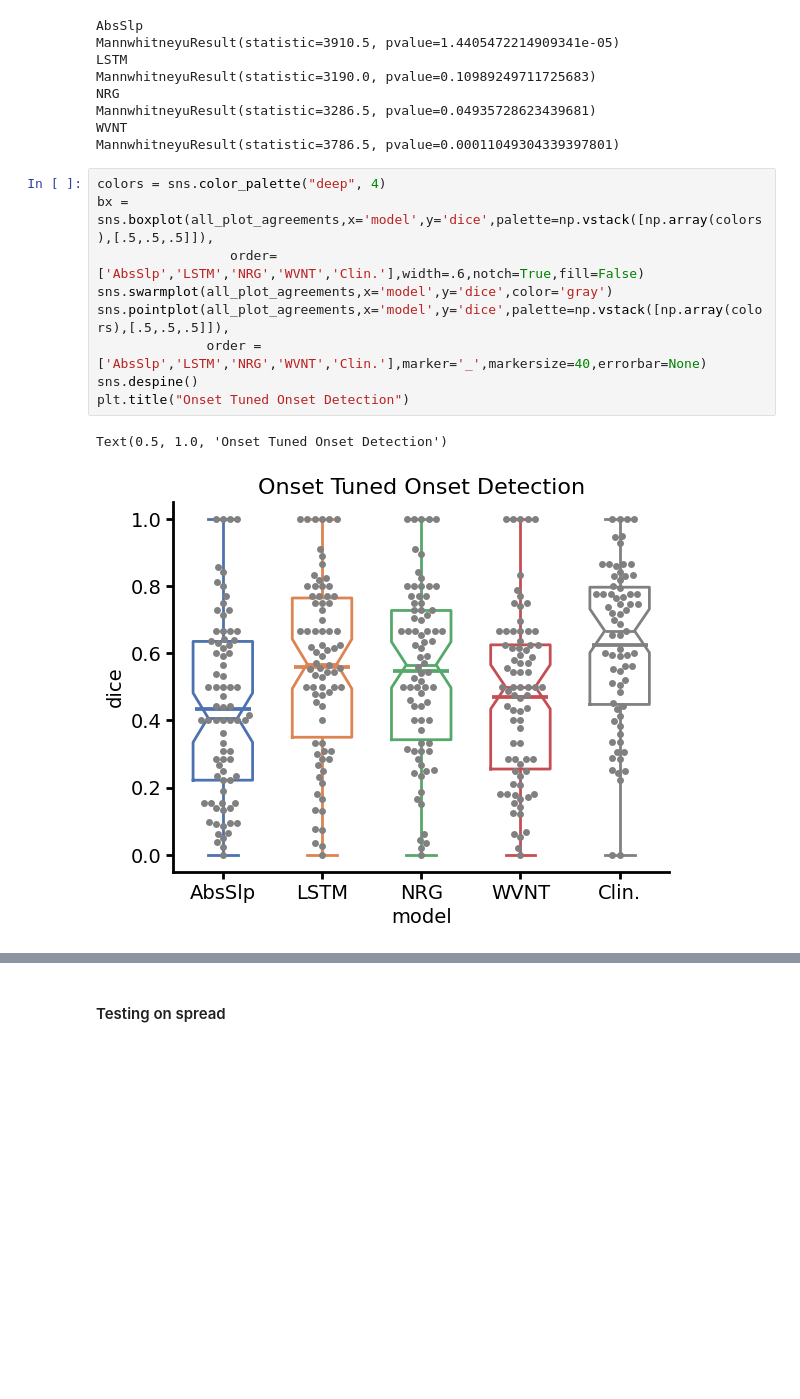
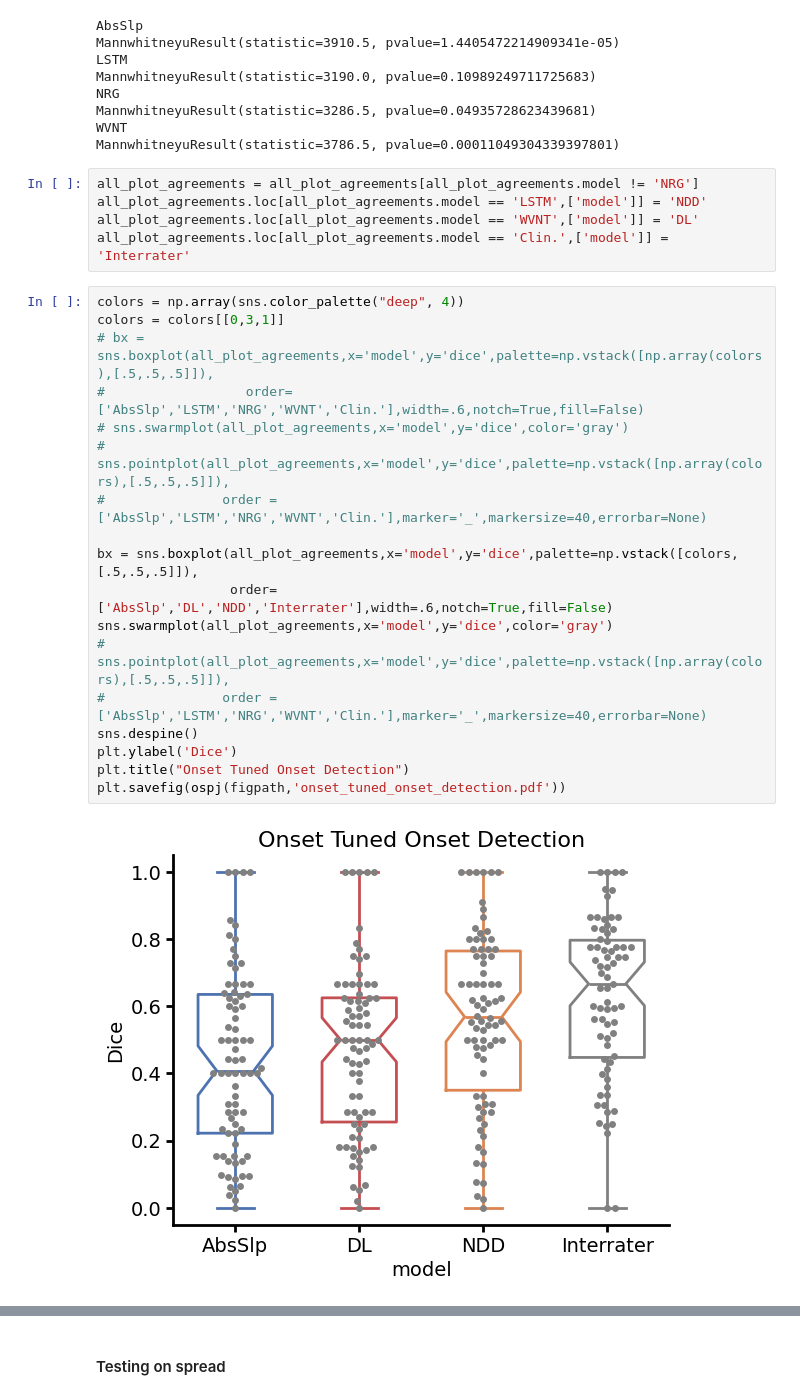
Before and after one commit to wojemann/stim-seizures, a Jupyter notebook: code/tuning_model_thresholds.ipynb, the cells around one changed output, grey strips where cells are left out. Cells and saved outputs as stored; diff of their text form; blank space fills up the shorter version.

Commit message:
making figures for aes talk

```diff
--- a/code/tuning_model_thresholds.ipynb
+++ b/code/tuning_model_thresholds.ipynb
@@ -270,15 +270,28 @@ NRG
 MannwhitneyuResult(statistic=3286.5, pvalue=0.04935728623439681)
 WVNT
 MannwhitneyuResult(statistic=3786.5, pvalue=0.00011049304339397801)
+# %%
+all_plot_agreements = all_plot_agreements[all_plot_agreements.model != 'NRG']
+all_plot_agreements.loc[all_plot_agreements.model == 'LSTM',['model']] = 'NDD'
+all_plot_agreements.loc[all_plot_agreements.model == 'WVNT',['model']] = 'DL'
+all_plot_agreements.loc[all_plot_agreements.model == 'Clin.',['model']] = 'Interrater'
 # %%
-colors = sns.color_palette("deep", 4)
-bx = sns.boxplot(all_plot_agreements,x='model',y='dice',palette=np.vstack([np.array(colors),[.5,.5,.5]]),
-                 order=['AbsSlp','LSTM','NRG','WVNT','Clin.'],width=.6,notch=True,fill=False)
+colors = np.array(sns.color_palette("deep", 4))
+colors = colors[[0,3,1]]
+# bx = sns.boxplot(all_plot_agreements,x='model',y='dice',palette=np.vstack([np.array(colors),[.5,.5,.5]]),
+#                  order=['AbsSlp','LSTM','NRG','WVNT','Clin.'],width=.6,notch=True,fill=False)
+# sns.swarmplot(all_plot_agreements,x='model',y='dice',color='gray')
+# sns.pointplot(all_plot_agreements,x='model',y='dice',palette=np.vstack([np.array(colors),[.5,.5,.5]]),
+#               order = ['AbsSlp','LSTM','NRG','WVNT','Clin.'],marker='_',markersize=40,errorbar=None)
+
+bx = sns.boxplot(all_plot_agreements,x='model',y='dice',palette=np.vstack([colors,[.5,.5,.5]]),
+                 order=['AbsSlp','DL','NDD','Interrater'],width=.6,notch=True,fill=False)
 sns.swarmplot(all_plot_agreements,x='model',y='dice',color='gray')
-sns.pointplot(all_plot_agreements,x='model',y='dice',palette=np.vstack([np.array(colors),[.5,.5,.5]]),
-              order = ['AbsSlp','LSTM','NRG','WVNT','Clin.'],marker='_',markersize=40,errorbar=None)
+# sns.pointplot(all_plot_agreements,x='model',y='dice',palette=np.vstack([np.array(colors),[.5,.5,.5]]),
+#               order = ['AbsSlp','LSTM','NRG','WVNT','Clin.'],marker='_',markersize=40,errorbar=None)
 sns.despine()
+plt.ylabel('Dice')
 plt.title("Onset Tuned Onset Detection")
+plt.savefig(ospj(figpath,'onset_tuned_onset_detection.pdf'))
 # %% [output]
-Text(0.5, 1.0, 'Onset Tuned Onset Detection')
-[figure, old version]
+[figure, new version]
```
Also changed, not shown: parts of 12 cells of this notebook, 2 other files.
